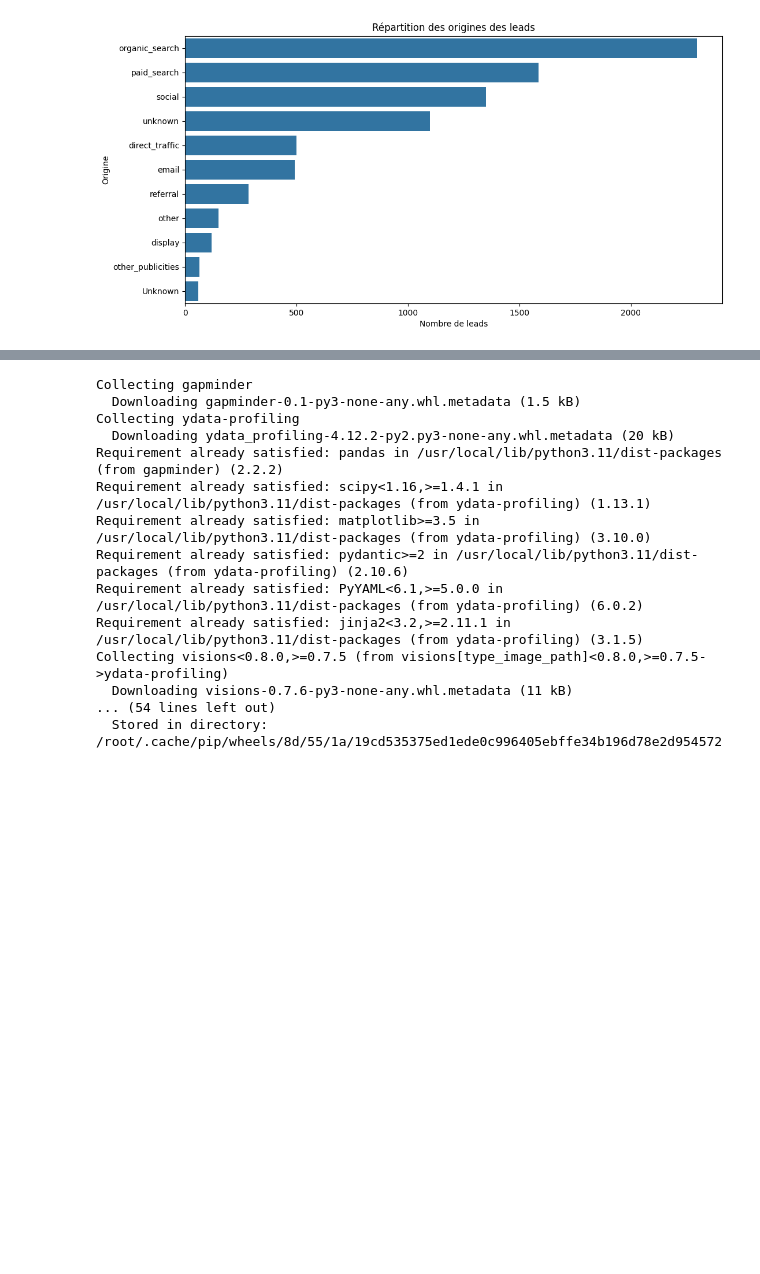
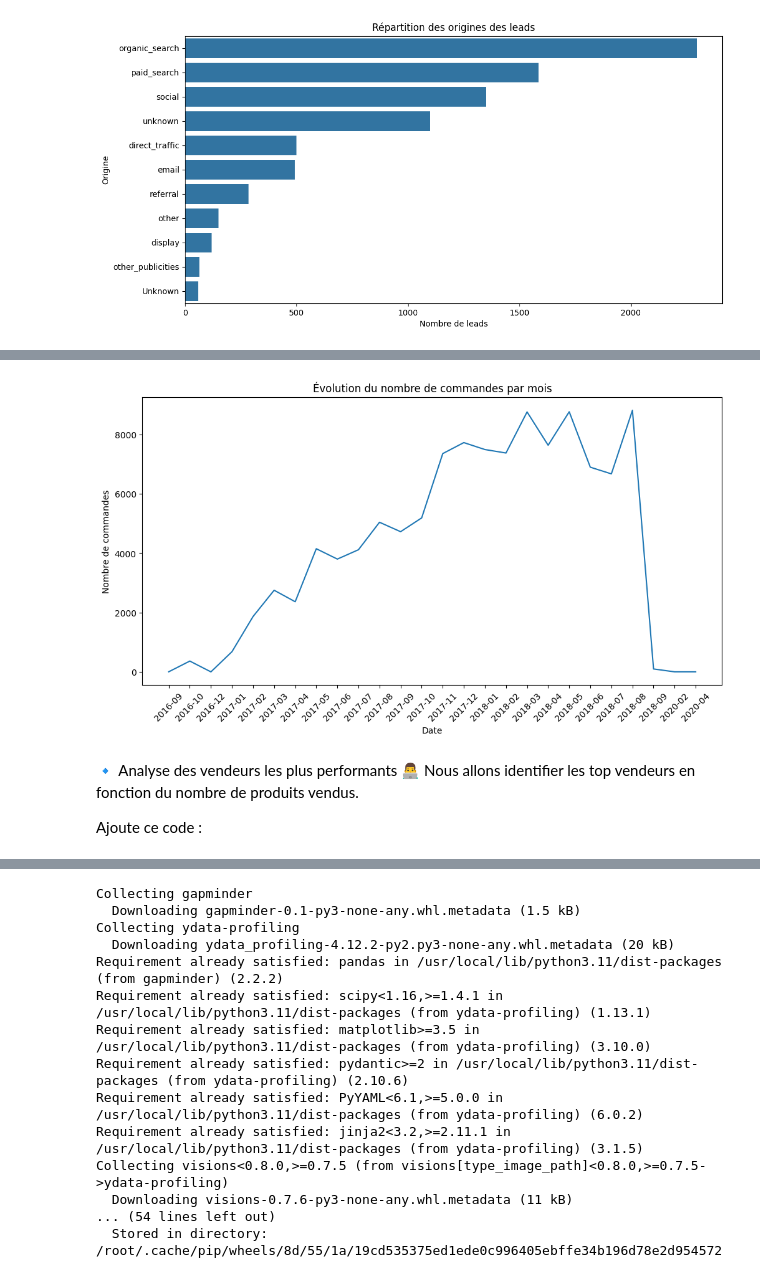
Before and after one commit to DhekerKacem/Porjet_olist, a Jupyter notebook: Notebooks/Projet_data_Olist.ipynb, the cells around one changed output, grey strips where cells are left out. Saved outputs shown, nothing was run; the diff lists cells and outputs as text; code cells hidden in the pictures; blank space fills up the shorter version.

```diff
--- a/Notebooks/Projet_data_Olist.ipynb
+++ b/Notebooks/Projet_data_Olist.ipynb
@@ -255,3 +369,28 @@ std                               NaN     183.633928      15.806405
+# %%
+# Conversion en datetime
+order_items['shipping_limit_date'] = pd.to_datetime(order_items['shipping_limit_date'])
+
+# Ajouter une colonne année-mois
+order_items['year_month'] = order_items['shipping_limit_date'].dt.to_period('M')
+
+# Compter le nombre de commandes par mois
+orders_per_month = order_items['year_month'].value_counts().sort_index()
+
+# Visualisation
+plt.figure(figsize=(12, 6))
+sns.lineplot(x=orders_per_month.index.astype(str), y=orders_per_month.values)
+plt.xticks(rotation=45)
+plt.title("Évolution du nombre de commandes par mois")
+plt.xlabel("Date")
+plt.ylabel("Nombre de commandes")
+plt.show()
+# %% [output]
+[figure, added]
+# %% [markdown]
+🔹 Analyse des vendeurs les plus performants 👨‍💻
+Nous allons identifier les top vendeurs en fonction du nombre de produits vendus.
+
+Ajoute ce code :
 # %%
 
 file_path = "/content/drive/My Drive/Data_project_Olist/customers.csv"
```
Also changed, not shown: parts of 3 cells of this notebook.
